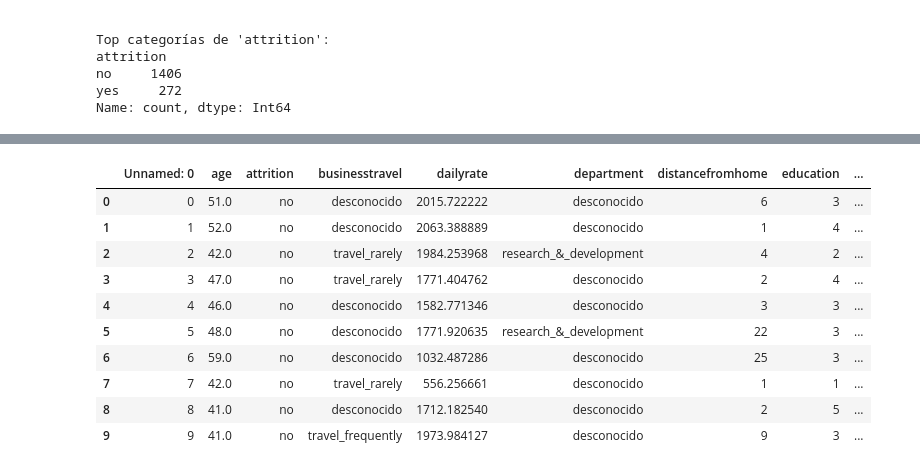
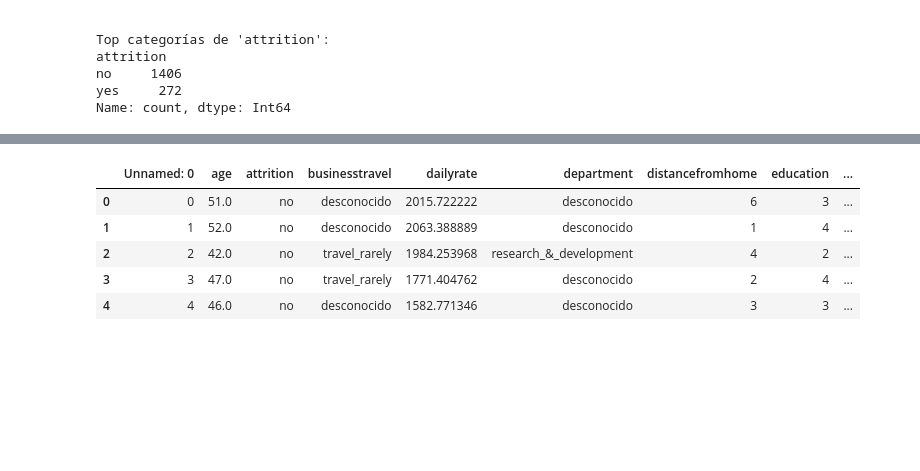
Before and after one commit to Martitaa/-project-da-promo-54-modulo-3-team-2, a Jupyter notebook: Proyecto_Optimizacion_Talento.ipynb, the cells around one changed output, grey strips where cells are left out. Cells and saved outputs as stored; diff of their text form; code cells hidden in the pictures; blank space fills up the shorter version.

Commit message:
modificaciones bbdd y jupyter

```diff
--- a/Proyecto_Optimizacion_Talento.ipynb
+++ b/Proyecto_Optimizacion_Talento.ipynb
@@ -409,6 +474,7 @@ for col in df.columns:
         df[col] = df[col].str.lower()
         df[col] = df[col].str.replace(" ", "_", regex=False)
         df[col] = df[col].str.replace(r"_+", "_", regex=True)
+        df[col] = df[col].str.replace("-", "_", regex=False)
         df[col] = df[col].str.strip("_")
 
         # 3) Sustitución de vacíos por NaN real
@@ -678,48 +735,70 @@ Name: count, dtype: Int64
 # %%
 # =========================
-# 14) DUPLICADOS Y GUARDADO
+# 14) DUPLICADOS
 # =========================
-# OBJETIVO DE ESTA CELDA:
-# 1) Quitar filas duplicadas exactas (todas las columnas iguales).
-# 2) Guardar el DataFrame limpio en la carpeta 'processed' con un nombre claro (v6).
-# 3) Ver un pequeño vistazo de las primeras filas para confirmar.
+# OBJETIVO:
+# 1) Eliminar filas duplicadas exactas (todas las columnas iguales).
+# 2) Eliminar duplicados por 'EmployeeNumber' (clave de empleado), conservando la PRIMERA fila.
+#    -> Esto evita errores al cargar en BBDD, donde 'EmployeeNumber' será PRIMARY KEY.
+# 3) Guardar un CSV con los registros descartados para poder revisarlos rapido.
 
-# -------------------------------------------------------------------
-# 1) Eliminar filas duplicadas
-# -------------------------------------------------------------------
+from pathlib import Path
 
-# Guardamos cuántas filas hay ANTES de eliminar duplicados (número de registros).
-antes = df.shape[0]  # df.shape[0] = número de filas
+# --- Paso 0: localizar la columna EmployeeNumber sin importar mayúsculas ---
+# Creamos un mapa lower -> nombre real de la columna
+lower_map = {c.lower(): c for c in df.columns}
 
-# Eliminamos las filas que estén repetidas exactamente.
-# - drop_duplicates() compara todas las columnas.
-# - keep="first" significa: si hay varias iguales, me quedo con la PRIMERA y borro el resto.
-df = df.drop_duplicates(keep="first")
+# Detectamos el nombre correcto tal y como está en el DF
+# buscamos ()'employeenumber' o variaciones como 'employee_number') porque no me fio ya de lo que haya en la DB
+emp_candidates = ["employeenumber", "employee_number", "employee number"]
+emp_col = next((lower_map[c] for c in emp_candidates if c in lower_map), None)
 
-# Volvemos a contar filas DESPUÉS de eliminar duplicados.
-despues = df.shape[0]
+if emp_col is None:
+    # Si no existe la columna, avisa y solo haz el deduplicado exacto de filas
+    print("⚠️ No existe columna de EmployeeNumber en el DF. Solo eliminamos duplicados exactos de filas.")
+    antes = df.shape[0]
+    df = df.drop_duplicates(keep="first")
+    despues = df.shape[0]
+    print(f"Duplicados EXACTOS eliminados: {antes - despues}")
+else:
+    # ---------------------------------------------------------------
+    # 1) Eliminar duplicados exactos de fila (todas las columnas iguales)
+    # ---------------------------------------------------------------
+    antes = df.shape[0]
+    df = df.drop_duplicates(keep="first")
+    despues = df.shape[0]
+    print(f"Duplicados EXACTOS eliminados: {antes - despues}")
 
-# Mostramos cuántas filas hemos eliminado (antes - después).
-print(f"Duplicados eliminados: {antes - despues}")
+    # ---------------------------------------------------------------
+    # 2) Eliminar duplicados por EmployeeNumber (conservar la primera)
+    # ---------------------------------------------------------------
+    # a) Calculamos qué filas son duplicadas de EmployeeNumber (a partir de la segunda por la cabecera, logicamente)
+    #    -> df.duplicated(subset=emp_col, keep='first') da True en las filas que sobran, como nos dice Laura.
+    mask_duplicados_emp = df.duplicated(subset=emp_col, keep="first")
 
-# -------------------------------------------------------------------
-# 2) Guardar el CSV limpio en 'data/processed'
-# -------------------------------------------------------------------
+    # b) Guardamos las filas que VAMOS A DESCARTAR para revisión/ auditoría
+    descartadas = df.loc[mask_duplicados_emp].copy()
 
-# Construimos la ruta completa del archivo de salida (dentro de la carpeta 'processed').
-ruta_csv_limpio = os.path.join(carpeta_processed, "hr_clean_data_v6.csv")
+    # c) Nos quedamos solo con la PRIMERA fila de cada EmployeeNumber
+    df = df.drop_duplicates(subset=emp_col, keep="first")
 
-# Guardamos el DataFrame limpio en formato CSV.
-# - index=False: no guardamos el índice de pandas como columna extra.
-df.to_csv(ruta_csv_limpio, index=False)
+    # d) Mensajes resumen
+    n_descartadas = descartadas.shape[0]
+    print(f"Duplicados por '{emp_col}' eliminados (conservando primera aparición): {n_descartadas}")
 
-# Mensaje para confirmar dónde se guardó el archivo.
-print("CSV limpio v6 guardado en:", ruta_csv_limpio)
+    # ---------------------------------------------------------------
+    # 3) Guardar las filas descartadas para poder revisarlas en equipo
+    # ---------------------------------------------------------------
+    verif_dir = Path(carpeta_outputs) / "verification"
+    verif_dir.mkdir(parents=True, exist_ok=True)
+    ruta_desc = verif_dir / f"empleados_descartados_por_duplicado_{emp_col}.csv"
+    if n_descartadas > 0:
+        descartadas.to_csv(ruta_desc, index=False)
+        print("📄 Registros descartados guardados en:", ruta_desc)
+    else:
+        print("No había duplicados por EmployeeNumber. No se generó archivo de descartes.")
 
-# -------------------------------------------------------------------
-# 3) Vistazo rápido a las primeras filas (solo para comprobar)
-# -------------------------------------------------------------------
-
-# Mostramos las primeras 10 filas para verificar visualmente que todo tiene buena pinta.
-df.head(10)
+# Vistazo rápido tras la limpieza de duplicados
+print("Tamaño DF tras deduplicar:", df.shape)
+df.head(5)
 # %% [output]
@@ -728,11 +809,6 @@ CSV limpio v6 guardado en: data/processed/hr_clean_data_v6.csv
 |  | Unnamed: 0 | age | attrition | businesstravel | dailyrate | department | distancefromhome | education | ... |
 | 0 | 0 | 51.0 | no | desconocido | 2015.722222 | desconocido | 6 | 3 | ... |
 | 1 | 1 | 52.0 | no | desconocido | 2063.388889 | desconocido | 1 | 4 | ... |
 | 2 | 2 | 42.0 | no | travel_rarely | 1984.253968 | research_&_development | 4 | 2 | ... |
 | 3 | 3 | 47.0 | no | travel_rarely | 1771.404762 | desconocido | 2 | 4 | ... |
 | 4 | 4 | 46.0 | no | desconocido | 1582.771346 | desconocido | 3 | 3 | ... |
-| 5 | 5 | 48.0 | no | desconocido | 1771.920635 | research_&_development | 22 | 3 | ... |
-| 6 | 6 | 59.0 | no | desconocido | 1032.487286 | desconocido | 25 | 3 | ... |
-| 7 | 7 | 42.0 | no | travel_rarely | 556.256661 | desconocido | 1 | 1 | ... |
-| 8 | 8 | 41.0 | no | desconocido | 1712.182540 | desconocido | 2 | 5 | ... |
-| 9 | 9 | 41.0 | no | travel_frequently | 1973.984127 | desconocido | 9 | 3 | ... |
```
Also changed, not shown: parts of 9 cells of this notebook, 34 other files.
